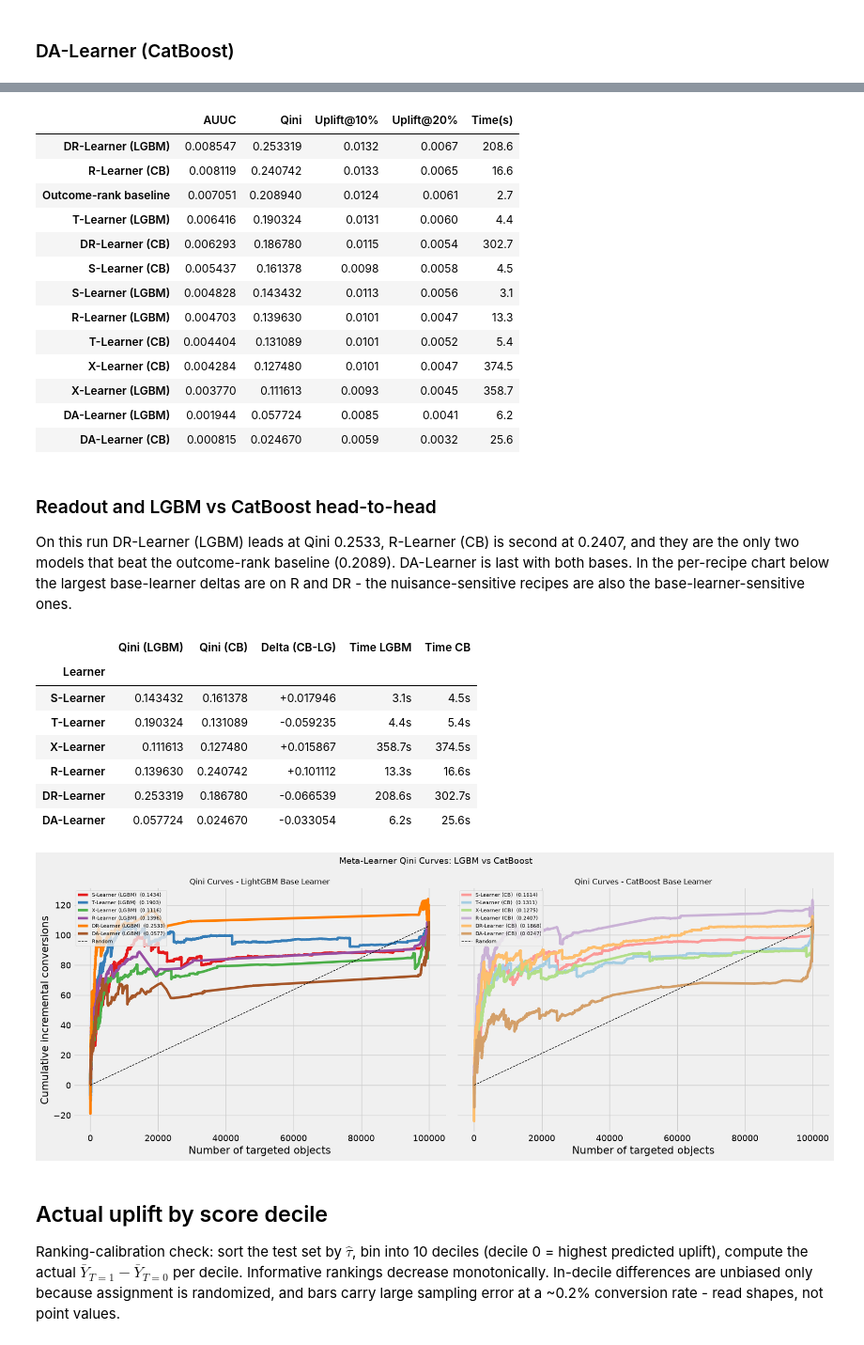
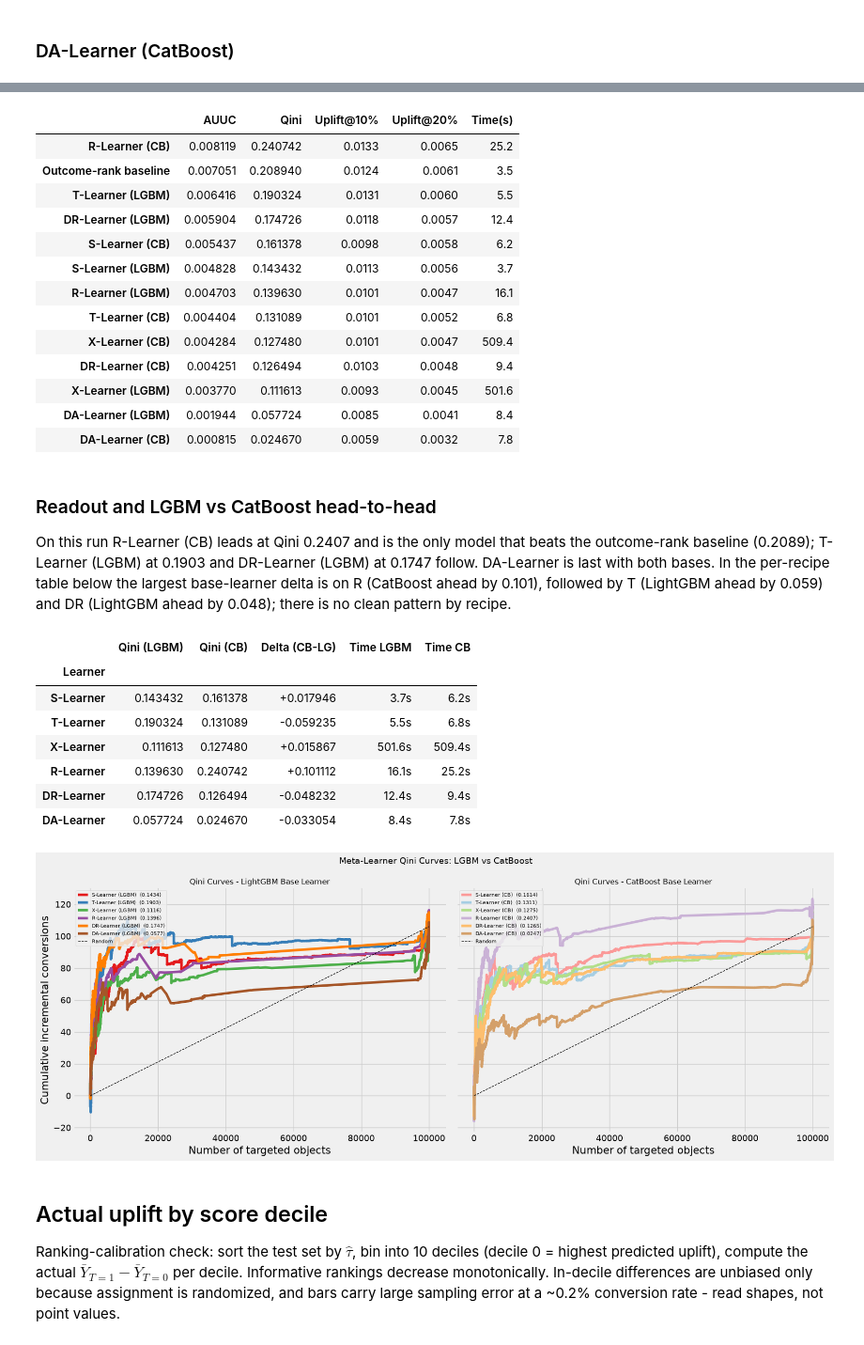
Before and after one commit to firefly1248/criteo-uplift-modeling, a Jupyter notebook: 01_meta_learners.ipynb, the cells around one changed output, grey strips where cells are left out. Shown at 94% size. Drawn from its saved outputs; the diff is of its cells as text; code cells hidden in the pictures.

Commit message:
Review pass: correctness fixes, re-run, comment cleanup

```diff
--- a/01_meta_learners.ipynb
+++ b/01_meta_learners.ipynb
@@ -442,5 +410,5 @@ DA-Learner (CB)       0.000815 0.024670    0.005900    0.003200     25.6
 # %%
-df_results.drop(columns='Base').style \
+df_results.style \
     .background_gradient(subset=['AUUC', 'Qini', 'Uplift@10%', 'Uplift@20%'], cmap='Greens') \
     .background_gradient(subset=['Time(s)'], cmap='Reds_r') \
     .format({
@@ -449,23 +417,23 @@ df_results.drop(columns='Base').style \
     })
 # %% [output]
 |  | AUUC | Qini | Uplift@10% | Uplift@20% | Time(s) |
-| DR-Learner (LGBM) | 0.008547 | 0.253319 | 0.0132 | 0.0067 | 208.6 |
-| R-Learner (CB) | 0.008119 | 0.240742 | 0.0133 | 0.0065 | 16.6 |
-| Outcome-rank baseline | 0.007051 | 0.208940 | 0.0124 | 0.0061 | 2.7 |
-| T-Learner (LGBM) | 0.006416 | 0.190324 | 0.0131 | 0.0060 | 4.4 |
-| DR-Learner (CB) | 0.006293 | 0.186780 | 0.0115 | 0.0054 | 302.7 |
-| S-Learner (CB) | 0.005437 | 0.161378 | 0.0098 | 0.0058 | 4.5 |
-| S-Learner (LGBM) | 0.004828 | 0.143432 | 0.0113 | 0.0056 | 3.1 |
-| R-Learner (LGBM) | 0.004703 | 0.139630 | 0.0101 | 0.0047 | 13.3 |
-| T-Learner (CB) | 0.004404 | 0.131089 | 0.0101 | 0.0052 | 5.4 |
-| X-Learner (CB) | 0.004284 | 0.127480 | 0.0101 | 0.0047 | 374.5 |
-| X-Learner (LGBM) | 0.003770 | 0.111613 | 0.0093 | 0.0045 | 358.7 |
-| DA-Learner (LGBM) | 0.001944 | 0.057724 | 0.0085 | 0.0041 | 6.2 |
-| DA-Learner (CB) | 0.000815 | 0.024670 | 0.0059 | 0.0032 | 25.6 |
+| R-Learner (CB) | 0.008119 | 0.240742 | 0.0133 | 0.0065 | 25.2 |
+| Outcome-rank baseline | 0.007051 | 0.208940 | 0.0124 | 0.0061 | 3.5 |
+| T-Learner (LGBM) | 0.006416 | 0.190324 | 0.0131 | 0.0060 | 5.5 |
+| DR-Learner (LGBM) | 0.005904 | 0.174726 | 0.0118 | 0.0057 | 12.4 |
+| S-Learner (CB) | 0.005437 | 0.161378 | 0.0098 | 0.0058 | 6.2 |
+| S-Learner (LGBM) | 0.004828 | 0.143432 | 0.0113 | 0.0056 | 3.7 |
+| R-Learner (LGBM) | 0.004703 | 0.139630 | 0.0101 | 0.0047 | 16.1 |
+| T-Learner (CB) | 0.004404 | 0.131089 | 0.0101 | 0.0052 | 6.8 |
+| X-Learner (CB) | 0.004284 | 0.127480 | 0.0101 | 0.0047 | 509.4 |
+| DR-Learner (CB) | 0.004251 | 0.126494 | 0.0103 | 0.0048 | 9.4 |
+| X-Learner (LGBM) | 0.003770 | 0.111613 | 0.0093 | 0.0045 | 501.6 |
+| DA-Learner (LGBM) | 0.001944 | 0.057724 | 0.0085 | 0.0041 | 8.4 |
+| DA-Learner (CB) | 0.000815 | 0.024670 | 0.0059 | 0.0032 | 7.8 |
 # %% [markdown]
 ### Readout and LGBM vs CatBoost head-to-head
 
-On this run DR-Learner (LGBM) leads at Qini 0.2533, R-Learner (CB) is second at 0.2407, and they are the only two models that beat the outcome-rank baseline (0.2089). DA-Learner is last with both bases. In the per-recipe chart below the largest base-learner deltas are on R and DR - the nuisance-sensitive recipes are also the base-learner-sensitive ones.
+On this run R-Learner (CB) leads at Qini 0.2407 and is the only model that beats the outcome-rank baseline (0.2089); T-Learner (LGBM) at 0.1903 and DR-Learner (LGBM) at 0.1747 follow. DA-Learner is last with both bases. In the per-recipe table below the largest base-learner delta is on R (CatBoost ahead by 0.101), followed by T (LightGBM ahead by 0.059) and DR (LightGBM ahead by 0.048); there is no clean pattern by recipe.
 # %%
 learner_types = ['S-Learner', 'T-Learner', 'X-Learner', 'R-Learner', 'DR-Learner', 'DA-Learner']
 
@@ -473,15 +441,14 @@ rows = []
 for lt in learner_types:
     lgbm_key = f'{lt} (LGBM)'
     cb_key   = f'{lt} (CB)'
-    if lgbm_key in results and cb_key in results:
-        rows.append({
-            'Learner':       lt,
-            'Qini (LGBM)':  results[lgbm_key]['Qini'],
-            'Qini (CB)':    results[cb_key]['Qini'],
-            'Delta (CB-LG)': results[cb_key]['Qini'] - results[lgbm_key]['Qini'],
-            'Time LGBM':    results[lgbm_key]['Time(s)'],
-            'Time CB':      results[cb_key]['Time(s)'],
-        })
+    rows.append({
+        'Learner':       lt,
+        'Qini (LGBM)':  results[lgbm_key]['Qini'],
+        'Qini (CB)':    results[cb_key]['Qini'],
+        'Delta (CB-LG)': results[cb_key]['Qini'] - results[lgbm_key]['Qini'],
+        'Time LGBM':    results[lgbm_key]['Time(s)'],
+        'Time CB':      results[cb_key]['Time(s)'],
+    })
 
 df_h2h = pd.DataFrame(rows).set_index('Learner')
 
@@ -495,44 +462,39 @@ df_h2h.style \
 # %% [output]
 |  | Qini (LGBM) | Qini (CB) | Delta (CB-LG) | Time LGBM | Time CB |
 | Learner |  |  |  |  |  |
-| S-Learner | 0.143432 | 0.161378 | +0.017946 | 3.1s | 4.5s |
-| T-Learner | 0.190324 | 0.131089 | -0.059235 | 4.4s | 5.4s |
-| X-Learner | 0.111613 | 0.127480 | +0.015867 | 358.7s | 374.5s |
-| R-Learner | 0.139630 | 0.240742 | +0.101112 | 13.3s | 16.6s |
-| DR-Learner | 0.253319 | 0.186780 | -0.066539 | 208.6s | 302.7s |
-| DA-Learner | 0.057724 | 0.024670 | -0.033054 | 6.2s | 25.6s |
+| S-Learner | 0.143432 | 0.161378 | +0.017946 | 3.7s | 6.2s |
+| T-Learner | 0.190324 | 0.131089 | -0.059235 | 5.5s | 6.8s |
+| X-Learner | 0.111613 | 0.127480 | +0.015867 | 501.6s | 509.4s |
+| R-Learner | 0.139630 | 0.240742 | +0.101112 | 16.1s | 25.2s |
+| DR-Learner | 0.174726 | 0.126494 | -0.048232 | 12.4s | 9.4s |
+| DA-Learner | 0.057724 | 0.024670 | -0.033054 | 8.4s | 7.8s |
 # %%
-# Draw the Qini curves by hand with sklift.metrics.qini_curve. Calling
-# plot_qini_curve several times on one axis breaks on matplotlib >= 3.7, so we
-# plot each curve directly and add one random-baseline line.
+# Curves drawn by hand: repeated plot_qini_curve calls on one axis break on matplotlib >= 3.7.
 LGBM_COLORS = ['#e41a1c', '#377eb8', '#4daf4a', '#984ea3', '#ff7f00', '#a65628']
 CB_COLORS   = ['#fb9a99', '#a6cee3', '#b2df8a', '#cab2d6', '#fdbf6f', '#d4a06a']
 
 fig, axes = plt.subplots(1, 2, figsize=(18, 7), sharey=True)
 
 for ax, base, colors, title in [
     (axes[0], 'LGBM', LGBM_COLORS, 'LightGBM Base Learner'),
     (axes[1], 'CB',   CB_COLORS,   'CatBoost Base Learner'),
 ]:
     subset = [(n, s) for n, s in qini_curves.items() if f'({base})' in n]
-    end = None
     for (name, scores), color in zip(subset, colors):
-        x, y = qini_curve(y_test, np.asarray(scores).flatten(), treat_test)
+        x, y = qini_curve(y_test, scores, treat_test)
         ax.plot(x, y, label=f'{name}  ({results[name]["Qini"]:.4f})', color=color)
-        end = (x[-1], y[-1])
-    if end is not None:
-        ax.plot([0, end[0]], [0, end[1]], 'k--', lw=1, label='Random')
+    ax.plot([0, x[-1]], [0, y[-1]], 'k--', lw=1, label='Random')
     ax.set_title(f'Qini Curves - {title}', fontsize=12)
     ax.set_xlabel('Number of targeted objects')
     ax.legend(loc='upper left', fontsize=8)
 
 axes[0].set_ylabel('Cumulative incremental conversions')
 plt.suptitle('Meta-Learner Qini Curves: LGBM vs CatBoost', fontsize=14)
 plt.tight_layout()
 plt.savefig('meta_learners_qini_curves.png', dpi=150, bbox_inches='tight')
 plt.show()
 # %% [output]
-[figure, old version]
+[figure, new version]
 # %% [markdown]
 ## Actual uplift by score decile
 
```
Also changed, not shown: parts of 22 cells of this notebook, 16 other files.
